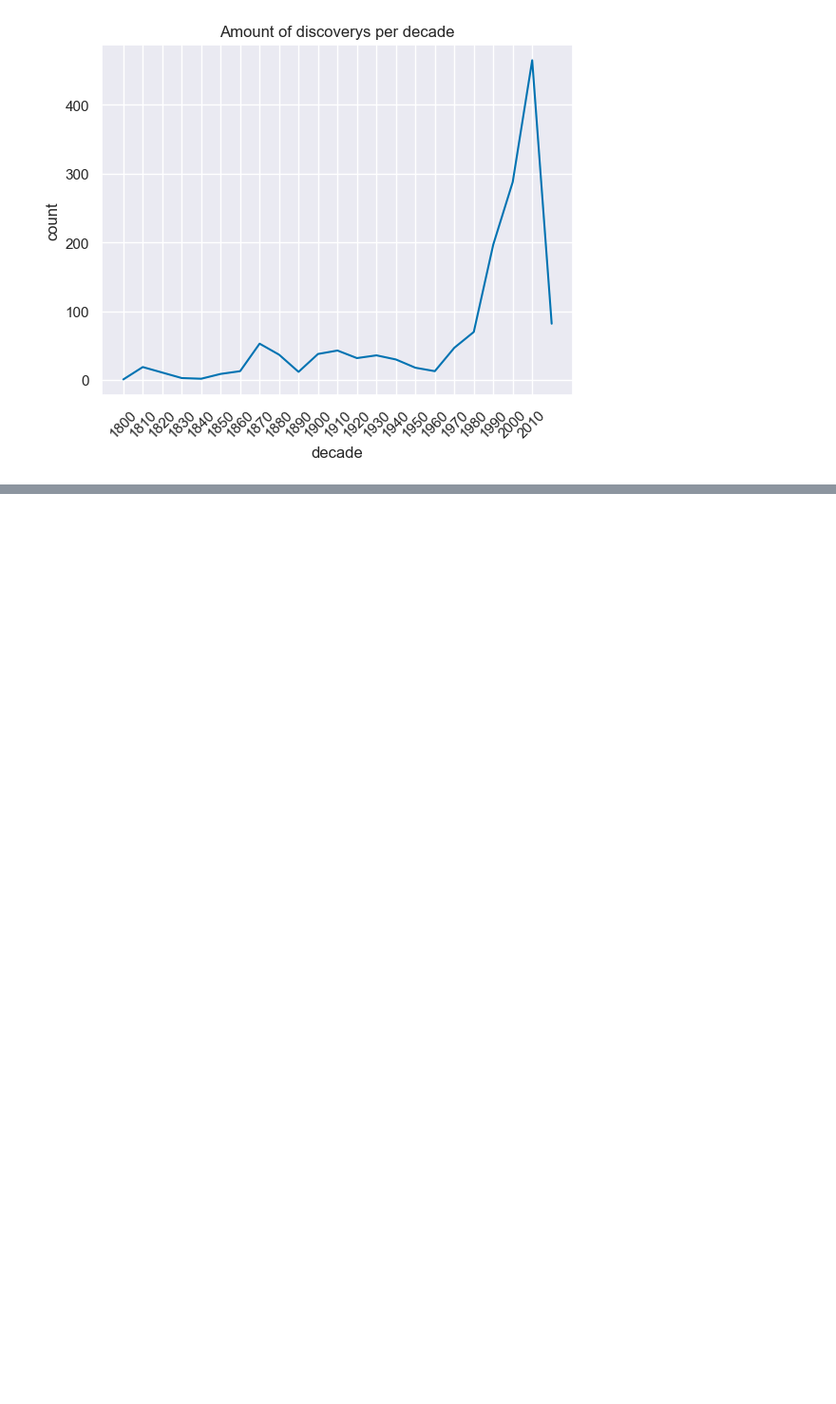
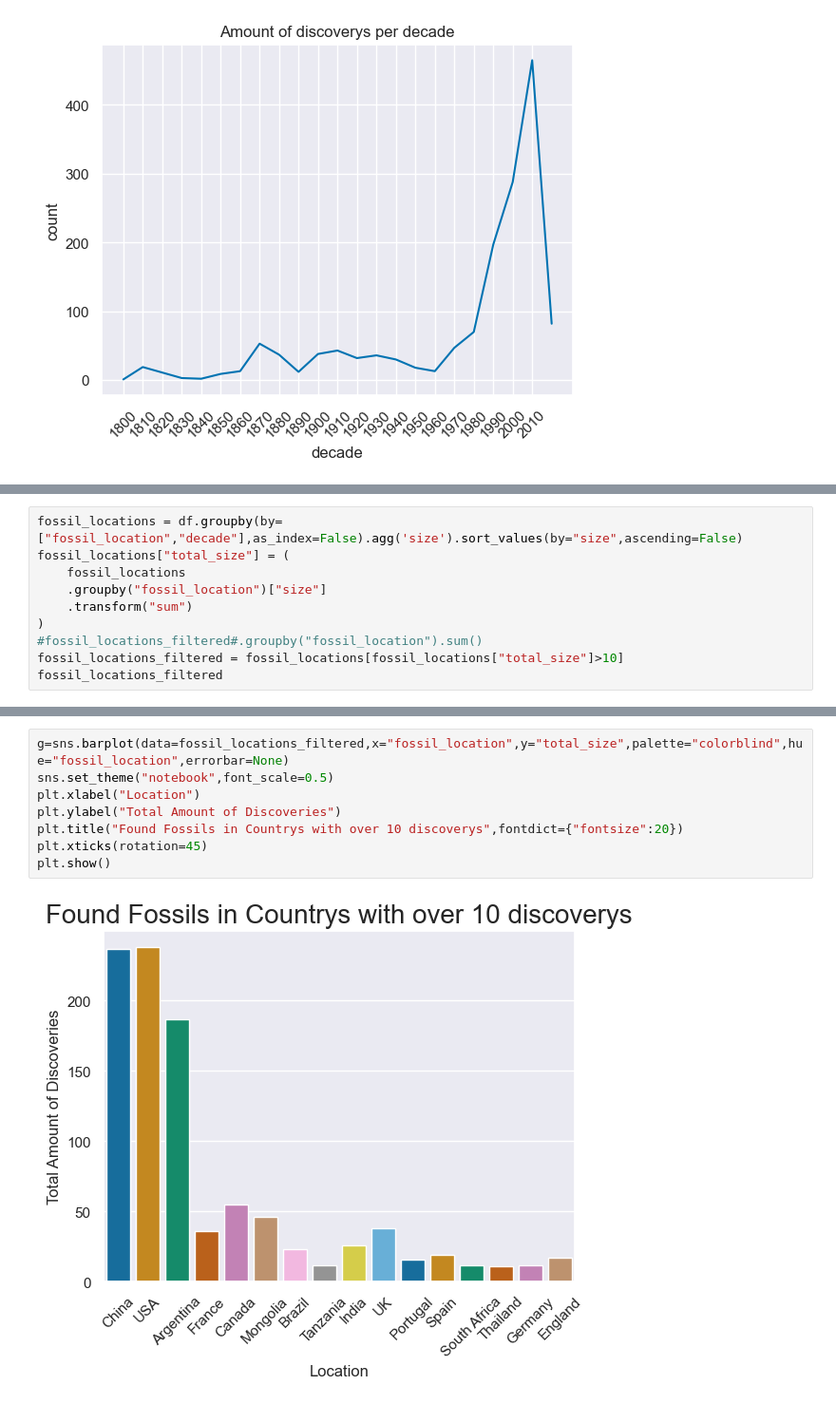
Before and after one commit to korayyildirim/DataAnalysisProjects, a Jupyter notebook: dinosaurEDA.ipynb, the cells around one changed output, grey strips where cells are left out. Shown: that part at 95% size. Drawn from its saved outputs; the diff is of its cells as text; blank space fills up the shorter version.

```diff
--- a/dinosaurEDA.ipynb
+++ b/dinosaurEDA.ipynb
@@ -159,0 +194,10 @@ plt.show()
+# %%
+fossil_locations = df.groupby(by=["fossil_location","decade"],as_index=False).agg('size').sort_values(by="size",ascending=False)
+fossil_locations["total_size"] = (
+    fossil_locations
+    .groupby("fossil_location")["size"]
+    .transform("sum")
+)
+#fossil_locations_filtered#.groupby("fossil_location").sum()
+fossil_locations_filtered = fossil_locations[fossil_locations["total_size"]>10]
+fossil_locations_filtered
@@ -159,0 +218,10 @@ plt.show()
+# %%
+g=sns.barplot(data=fossil_locations_filtered,x="fossil_location",y="total_size",palette="colorblind",hue="fossil_location",errorbar=None)
+sns.set_theme("notebook",font_scale=0.5)
+plt.xlabel("Location")
+plt.ylabel("Total Amount of Discoveries")
+plt.title("Found Fossils in Countrys with over 10 discoverys",fontdict={"fontsize":20})
+plt.xticks(rotation=45)
+plt.show()
+# %% [output]
+[figure, added]
```
Also changed, not shown: parts of 14 cells of this notebook.
